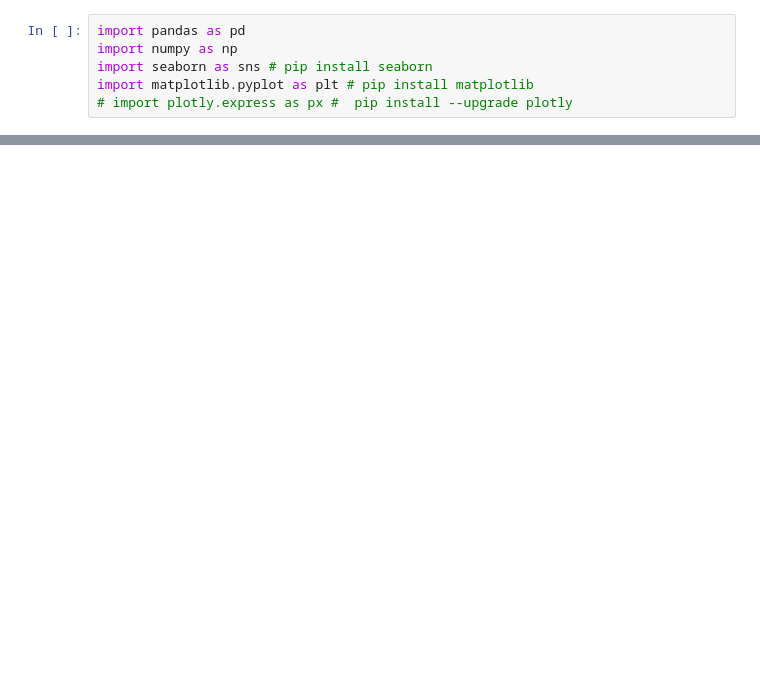
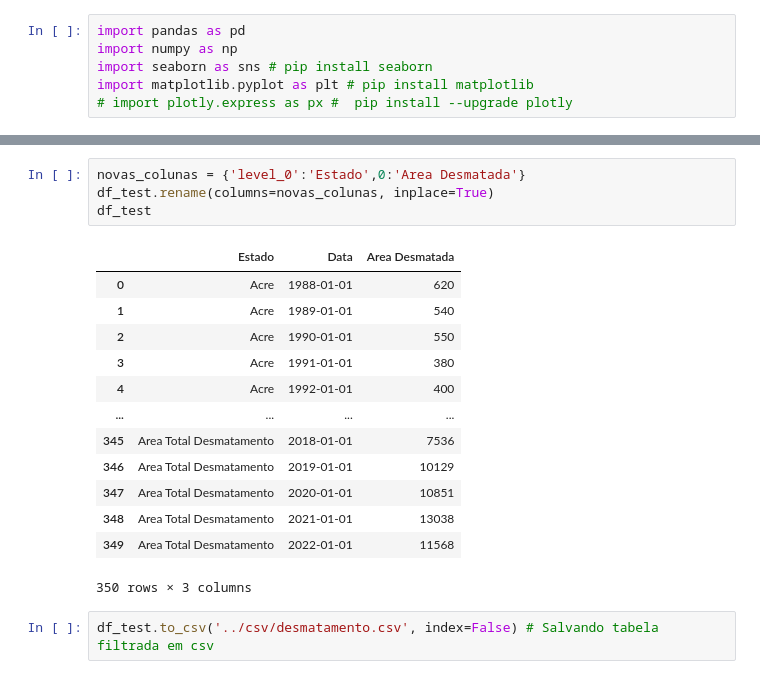
Before and after one commit to NewKanvas/Senac, a Jupyter notebook: IPython/Desmatamento.ipynb, the cells around one changed output, grey strips where cells are left out. Cells and saved outputs as stored; diff of their text form; blank space fills up the shorter version.

```diff
--- a/IPython/Desmatamento.ipynb
+++ b/IPython/Desmatamento.ipynb
@@ -11,0 +70,20 @@ FileNotFoundError: [Errno 2] No such file or directory: 'Senac\\csv\x01 desmatam
+# %%
+novas_colunas = {'level_0':'Estado',0:'Area Desmatada'}
+df_test.rename(columns=novas_colunas, inplace=True)
+df_test
+# %% [output]
+|  | Estado | Data | Area Desmatada |
+| 0 | Acre | 1988-01-01 | 620 |
+| 1 | Acre | 1989-01-01 | 540 |
+| 2 | Acre | 1990-01-01 | 550 |
+| 3 | Acre | 1991-01-01 | 380 |
+| 4 | Acre | 1992-01-01 | 400 |
+| ... | ... | ... | ... |
+| 345 | Area Total Desmatamento | 2018-01-01 | 7536 |
+| 346 | Area Total Desmatamento | 2019-01-01 | 10129 |
+| 347 | Area Total Desmatamento | 2020-01-01 | 10851 |
+| 348 | Area Total Desmatamento | 2021-01-01 | 13038 |
+| 349 | Area Total Desmatamento | 2022-01-01 | 11568 |
+350 rows × 3 columns
+# %%
+df_test.to_csv('../csv/desmatamento.csv', index=False) # Salvando tabela filtrada em csv
```
Also changed, not shown: parts of 4 cells of this notebook, 2 other files.
